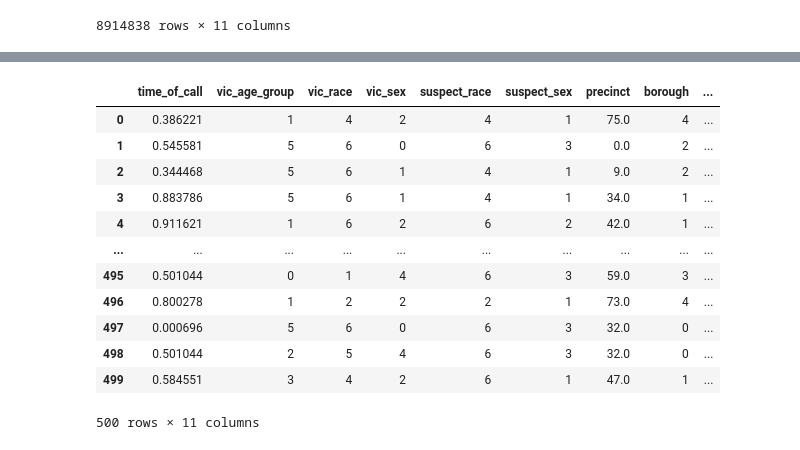
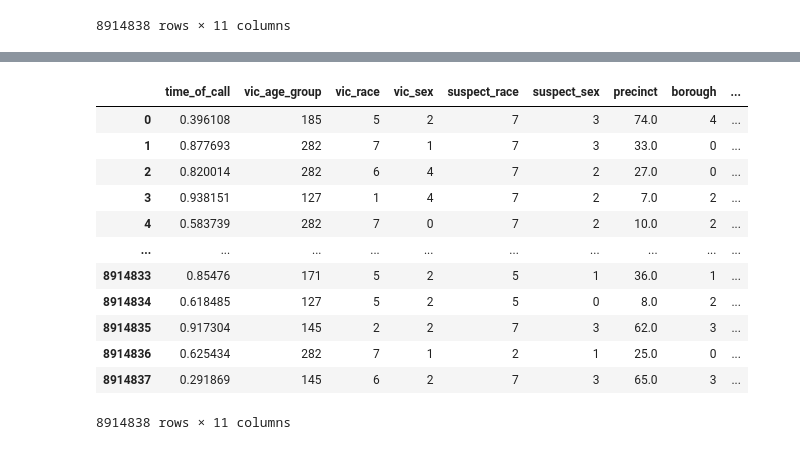
Before and after one commit to s25140/PJATK-DS-Dojo-grupa4-NYPD_dataset, a Jupyter notebook: optimizing_data.ipynb, the cells around one changed output, grey strips where cells are left out. Saved outputs shown, nothing was run; the diff lists cells and outputs as text; code cells hidden in the pictures.

```diff
--- a/optimizing_data.ipynb
+++ b/optimizing_data.ipynb
@@ -139,3 +122,5 @@ sample
+# %%
+sample = data
 # %%
 from sklearn.preprocessing import LabelEncoder
 from sklearn.preprocessing import MinMaxScaler
@@ -147,55 +132,57 @@ def convert_time_to_minutes(row):
         return int(temp[0])*60 + int(temp[1])
     except ValueError:
         return None
+    except AttributeError:
+        return None
 
 sample.loc[:, 'time_of_call'] = sample.time_of_call.apply(convert_time_to_minutes)
 
 time_normalizer = MinMaxScaler().fit(sample[['time_of_call']])
-sample.loc[:, 'time_of_call'] = time_normalizer.transform(sample[['time_of_call']])
+sample.loc[:, 'time_of_call'] = time_normalizer.transform(sample[['time_of_call']]).astype('float')
 
 
 vic_age_encoder = LabelEncoder().fit(sample.vic_age_group)
-sample.loc[:, 'vic_age_group'] = vic_age_encoder.transform(sample.vic_age_group)
+sample.loc[:, 'vic_age_group'] = vic_age_encoder.transform(sample.vic_age_group).astype('int')
 
 vic_race_encoder = LabelEncoder().fit(sample.vic_race)
-sample.loc[:, 'vic_race'] = vic_race_encoder.transform(sample.vic_race)
+sample.loc[:, 'vic_race'] = vic_race_encoder.transform(sample.vic_race).astype('int')
 
 vic_sex_encoder = LabelEncoder().fit(sample.vic_sex)
-sample.loc[:, 'vic_sex'] = vic_sex_encoder.transform(sample.vic_sex)
+sample.loc[:, 'vic_sex'] = vic_sex_encoder.transform(sample.vic_sex).astype('int')
 
 suspect_race_encoder = LabelEncoder().fit(sample.suspect_race)
-sample.loc[:, 'suspect_race'] = suspect_race_encoder.transform(sample.suspect_race)
+sample.loc[:, 'suspect_race'] = suspect_race_encoder.transform(sample.suspect_race).astype('int')
 
 suspect_sex_encoder = LabelEncoder().fit(sample.suspect_sex)
-sample.loc[:, 'suspect_sex'] = suspect_sex_encoder.transform(sample.suspect_sex)
+sample.loc[:, 'suspect_sex'] = suspect_sex_encoder.transform(sample.suspect_sex).astype('int')
 
 precinct_encoder = LabelEncoder().fit(sample.precinct)
-sample.loc[:, 'precinct'] = precinct_encoder.transform(sample.precinct)
+sample.loc[:, 'precinct'] = precinct_encoder.transform(sample.precinct).astype('float')
 
 borough_encoder = LabelEncoder().fit(sample.borough)
-sample.loc[:, 'borough'] = borough_encoder.transform(sample.borough)
+sample.loc[:, 'borough'] = borough_encoder.transform(sample.borough).astype('int')
 
 location_of_occurrence_encoder = LabelEncoder().fit(sample.location_of_occurrence)
-sample.loc[:, 'location_of_occurrence'] = location_of_occurrence_encoder.transform(sample.location_of_occurrence)
+sample.loc[:, 'location_of_occurrence'] = location_of_occurrence_encoder.transform(sample.location_of_occurrence).astype('int')
 
 premises_encoder = LabelEncoder().fit(sample.premises)
-sample.loc[:, 'premises'] = premises_encoder.transform(sample.premises)
+sample.loc[:, 'premises'] = premises_encoder.transform(sample.premises).astype('int')
 
 offence_description_encoder = LabelEncoder().fit(sample.offence_description)
-sample.loc[:, 'offence_description'] = offence_description_encoder.transform(sample.offence_description)
+sample.loc[:, 'offence_description'] = offence_description_encoder.transform(sample.offence_description).astype('int')
 
 sample
 # %% [output]
 |  | time_of_call | vic_age_group | vic_race | vic_sex | suspect_race | suspect_sex | precinct | borough | ... |
-| 0 | 0.386221 | 1 | 4 | 2 | 4 | 1 | 75.0 | 4 | ... |
-| 1 | 0.545581 | 5 | 6 | 0 | 6 | 3 | 0.0 | 2 | ... |
-| 2 | 0.344468 | 5 | 6 | 1 | 4 | 1 | 9.0 | 2 | ... |
-| 3 | 0.883786 | 5 | 6 | 1 | 4 | 1 | 34.0 | 1 | ... |
-| 4 | 0.911621 | 1 | 6 | 2 | 6 | 2 | 42.0 | 1 | ... |
+| 0 | 0.396108 | 185 | 5 | 2 | 7 | 3 | 74.0 | 4 | ... |
+| 1 | 0.877693 | 282 | 7 | 1 | 7 | 3 | 33.0 | 0 | ... |
+| 2 | 0.820014 | 282 | 6 | 4 | 7 | 2 | 27.0 | 0 | ... |
+| 3 | 0.938151 | 127 | 1 | 4 | 7 | 2 | 7.0 | 2 | ... |
+| 4 | 0.583739 | 282 | 7 | 0 | 7 | 2 | 10.0 | 2 | ... |
 | ... | ... | ... | ... | ... | ... | ... | ... | ... | ... |
-| 495 | 0.501044 | 0 | 1 | 4 | 6 | 3 | 59.0 | 3 | ... |
-| 496 | 0.800278 | 1 | 2 | 2 | 2 | 1 | 73.0 | 4 | ... |
-| 497 | 0.000696 | 5 | 6 | 0 | 6 | 3 | 32.0 | 0 | ... |
-| 498 | 0.501044 | 2 | 5 | 4 | 6 | 3 | 32.0 | 0 | ... |
-| 499 | 0.584551 | 3 | 4 | 2 | 6 | 1 | 47.0 | 1 | ... |
+| 8914833 | 0.85476 | 171 | 5 | 2 | 5 | 1 | 36.0 | 1 | ... |
+| 8914834 | 0.618485 | 127 | 5 | 2 | 5 | 0 | 8.0 | 2 | ... |
+| 8914835 | 0.917304 | 145 | 2 | 2 | 7 | 3 | 62.0 | 3 | ... |
+| 8914836 | 0.625434 | 282 | 7 | 1 | 2 | 1 | 25.0 | 0 | ... |
+| 8914837 | 0.291869 | 145 | 6 | 2 | 7 | 3 | 65.0 | 3 | ... |
-500 rows × 11 columns
+8914838 rows × 11 columns
```
Also changed, not shown: parts of 11 cells of this notebook, 2 other files.
